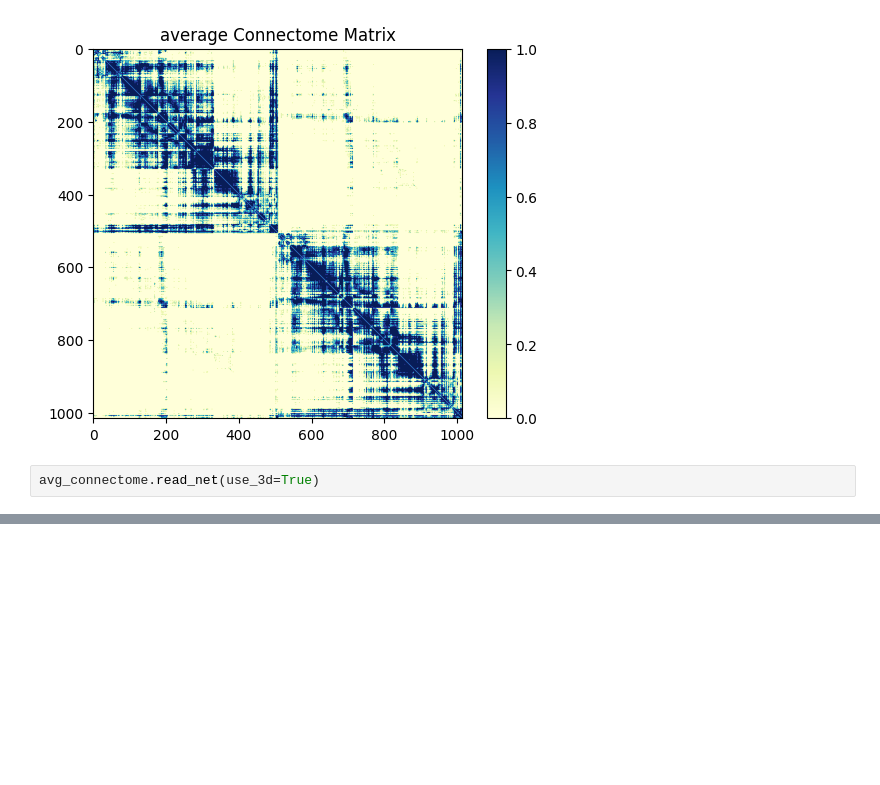
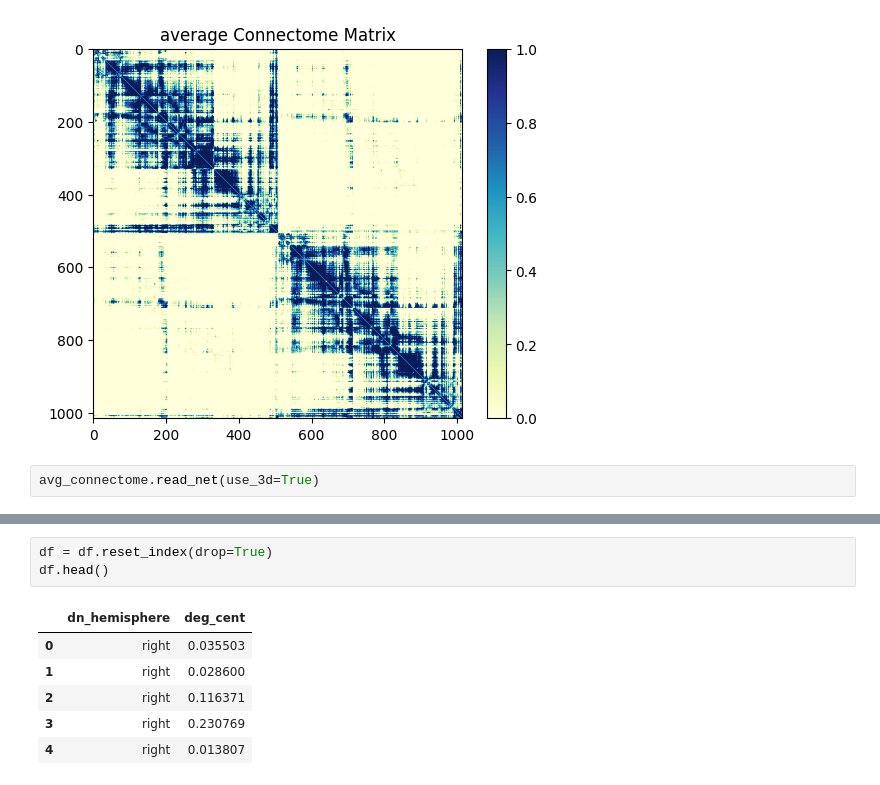
Before and after one commit to shamanth-kuthpadi/IS-modeling-connectomes, a Jupyter notebook: notebooks/testing_connectome_class.ipynb, the cells around one changed output, grey strips where cells are left out. Saved outputs shown, nothing was run; the diff lists cells and outputs as text; blank space fills up the shorter version.

```diff
--- a/notebooks/testing_connectome_class.ipynb
+++ b/notebooks/testing_connectome_class.ipynb
@@ -23,0 +87,10 @@ avg_connectome.plot_net(use_3d=True, clustering=True)
+# %%
+df = df.reset_index(drop=True)
+df.head()
+# %% [output]
+|  | dn_hemisphere | deg_cent |
+| 0 | right | 0.035503 |
+| 1 | right | 0.028600 |
+| 2 | right | 0.116371 |
+| 3 | right | 0.230769 |
+| 4 | right | 0.013807 |
```
Also changed, not shown: parts of 8 cells of this notebook, 4 other files.
